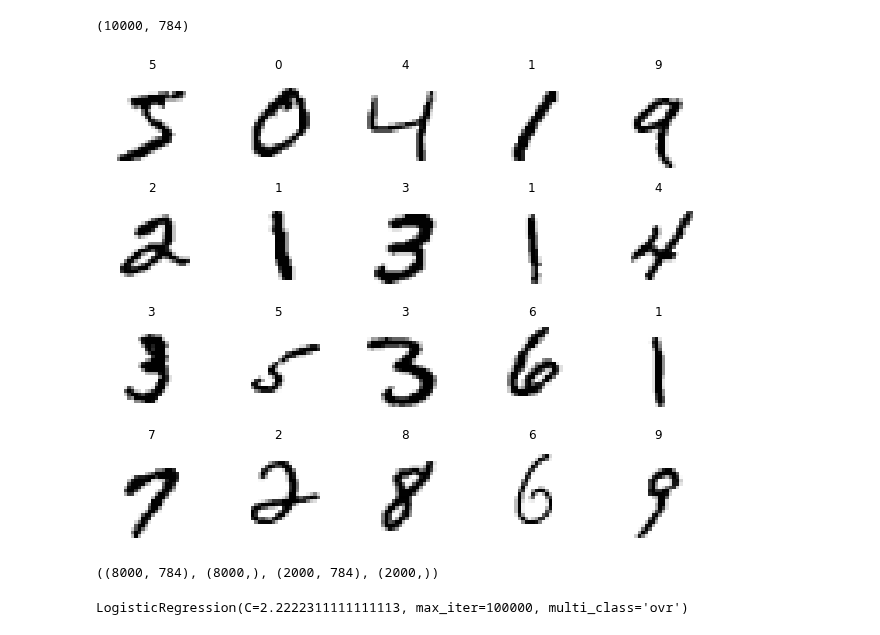
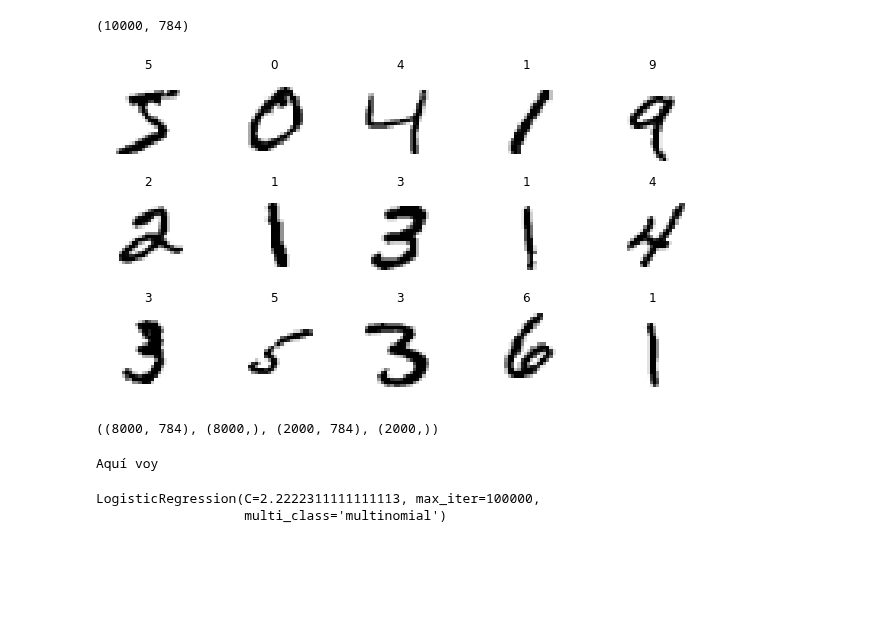
Before and after one commit to hplbrayan/Un-curso-de-Machine-Learning, a Jupyter notebook: 07_ML_Modelos_de_Regresion/N2_Classification_models.ipynb, the cells around one changed output. Saved outputs shown, nothing was run; the diff lists cells and outputs as text; code cells hidden in the pictures; blank space fills up the shorter version.

Commit message:
07.N2.2.4 + log reg multiclase ej2

```diff
--- a/07_ML_Modelos_de_Regresion/N2_Classification_models.ipynb
+++ b/07_ML_Modelos_de_Regresion/N2_Classification_models.ipynb
@@ -356,22 +367,22 @@ X_digits.shape
 (10000, 784)
 # %%
 # Representación gráfica de los dígitos
-n_rows = 4
+n_rows = 3
 n_cols = 5
 n_img  = n_rows*n_cols
 
 plt.figure(figsize=(2*n_cols-1, 2*n_rows-1))
 
 for i, (img, label) in enumerate(zip(X_digits[0:n_img], y_digits[0:n_img])):
     plt.subplot(n_rows, n_cols, i+1)
     plt.imshow(img.reshape(int(np.sqrt(X_digits[0].shape[0])), -1), cmap="binary")
     plt.title(f"{label}")
     plt.axis(False)
 
 plt.tight_layout()
 plt.show()
 # %% [output]
-[figure, old version]
+[figure, new version]
 # %%
 # Datos de entrenamiento y prueba
 (X_train_dig, X_test_dig,
@@ -386,13 +397,15 @@ best_C_dig = LogisticRegressionCV(Cs=np.linspace(1e-5, 20, 10), max_iter=int(1e4
                                     .fit(X=X_train_dig,
                                          y=y_train_dig)\
                                     .C_[0]
-
-logr_dig = LogisticRegression(C=best_C_dig, solver='lbfgs', multi_class='ovr', max_iter=int(1e5))
+print("Aquí voy")
+logr_dig = LogisticRegression(C=best_C_dig, solver='lbfgs', multi_class='multinomial', max_iter=int(1e5))
 
 # Entrenamiento
 logr_dig.fit(X_train_dig, y_train_dig)
 # %% [output]
-LogisticRegression(C=2.2222311111111113, max_iter=100000, multi_class='ovr')
+Aquí voy
+LogisticRegression(C=2.2222311111111113, max_iter=100000,
+                   multi_class='multinomial')
 # %%
 print(f"score train = {logr_dig.score(X=X_train_dig, y=y_train_dig)}")
 print(f"score test  = {logr_dig.score(X=X_test_dig,  y=y_test_dig)}")
```
Also changed, not shown: parts of 15 cells of this notebook, 1 other file.
